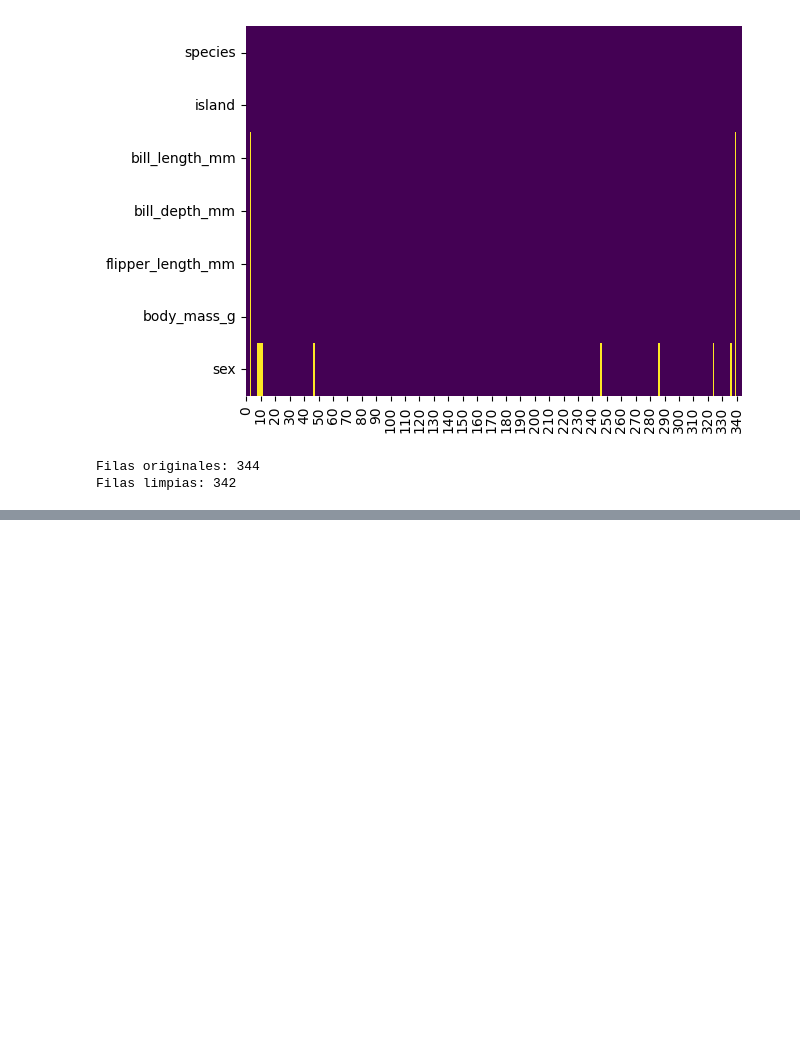
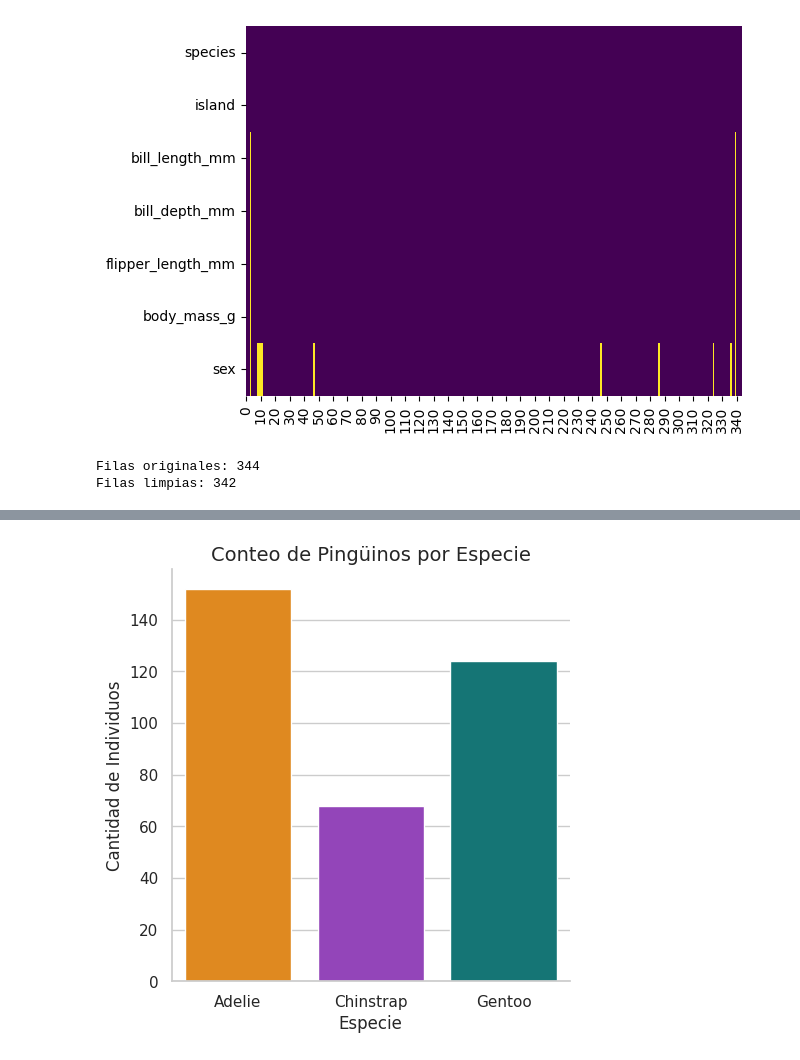
Before and after one commit to alvarohrv/data-analysis-py-sandbox, a Jupyter notebook: src/clase02_cursoPlatzi/demostraciones_llevar_a_teoria_o_centralizar.ipynb, the cells around one changed output, grey strips where cells are left out. Cells and saved outputs as stored; diff of their text form; code cells hidden in the pictures; blank space fills up the shorter version.

```diff
--- a/src/clase02_cursoPlatzi/demostraciones_llevar_a_teoria_o_centralizar.ipynb
+++ b/src/clase02_cursoPlatzi/demostraciones_llevar_a_teoria_o_centralizar.ipynb
@@ -290,0 +474,35 @@ Filas limpias: 342
+# %%
+#### USO DE SEABORN PARA GRAFICO DE BARRAS DE FRECUENCIAS EN VARIABLE CATEGÓRICA ######
+# Gráfico de barras con Seaborn para la variable categórica "species"
+
+# 1. Definimos la variable de colores (Paleta personalizada)
+# Como Seaborn no sabe qué color quieres para cada especie, creamos un diccionario.
+# Usamos colores que representen bien a los pingüinos o que sean fáciles de distinguir.
+penguin_color = {
+    'Adelie': '#FF8C00',    # Naranja fuerte
+    'Chinstrap': '#9932CC', # Morado
+    'Gentoo': '#058585'     # Verde azulado
+}
+
+# 2. Configuración estética de Seaborn (Opcional pero recomendado)
+sns.set_theme(style="whitegrid")
+
+# 3. El gráfico catplot
+sns.catplot(
+    data=data,
+    x='species',        # Variable categórica en el eje X
+    kind='count',       # 'count' le dice a Seaborn que debe contar las filas automáticamente
+    palette=penguin_color, # Aplicamos nuestra paleta manual
+    hue='species',      # Añadir hue ayuda a que la paleta se asigne correctamente a cada barra
+    legend=False        # Quitamos la leyenda si ya tenemos nombres en el eje X
+)
+
+# 4. Ajustes finales con Matplotlib
+plt.title('Conteo de Pingüinos por Especie', size=14)
+plt.xlabel('Especie', size=12)
+plt.ylabel('Cantidad de Individuos', size=12)
+
+plt.show()
+# Es de acotar: que Seaborn está construida sobre Matplotlib. Cuando instalas Seaborn, obligatoriamente se instala Matplotlib porque Seaborn lo necesita para "dibujar".
+# %% [output]
+[figure, added]
```
Also changed, not shown: parts of 20 cells of this notebook.
